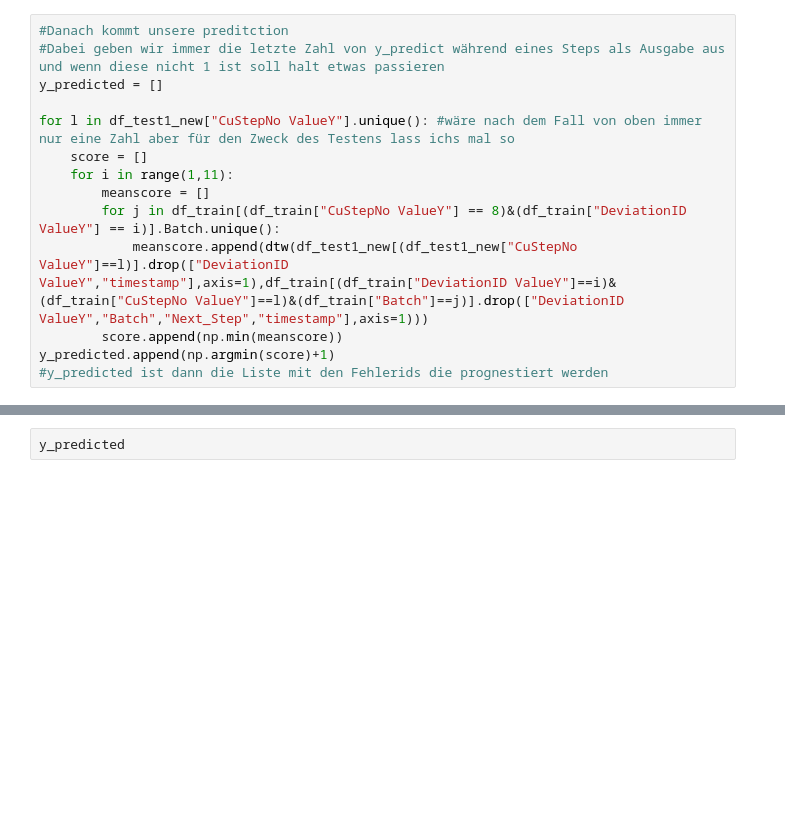
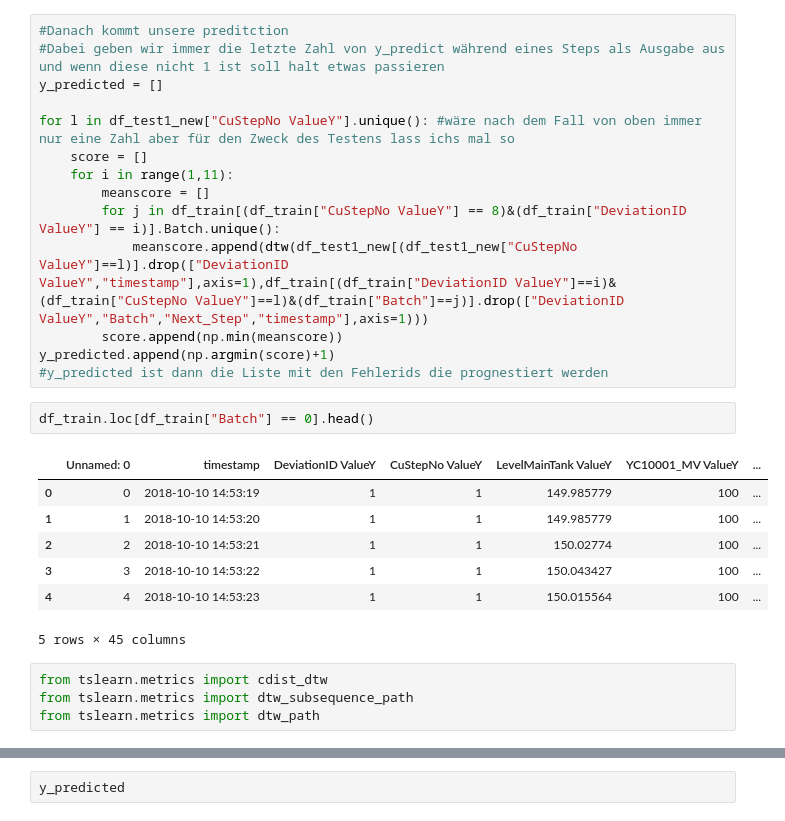
Before and after one commit to P-AEL/Analyse_von_Prozessdaten, a Jupyter notebook: Paul/Preprocessing.ipynb, the cells around one changed output, grey strips where cells are left out. Cells and saved outputs as stored; diff of their text form; blank space fills up the shorter version.

```diff
--- a/Paul/Preprocessing.ipynb
+++ b/Paul/Preprocessing.ipynb
@@ -88,3 +88,17 @@ for l in df_test1_new["CuStepNo ValueY"].unique(): #wäre nach dem Fall von oben
         score.append(np.min(meanscore))
 y_predicted.append(np.argmin(score)+1)
 #y_predicted ist dann die Liste mit den Fehlerids die prognestiert werden
+# %%
+df_train.loc[df_train["Batch"] == 0].head()
+# %% [output]
+|  | Unnamed: 0 | timestamp | DeviationID ValueY | CuStepNo ValueY | LevelMainTank ValueY | YC10001_MV ValueY | ... |
+| 0 | 0 | 2018-10-10 14:53:19 | 1 | 1 | 149.985779 | 100 | ... |
+| 1 | 1 | 2018-10-10 14:53:20 | 1 | 1 | 149.985779 | 100 | ... |
+| 2 | 2 | 2018-10-10 14:53:21 | 1 | 1 | 150.02774 | 100 | ... |
+| 3 | 3 | 2018-10-10 14:53:22 | 1 | 1 | 150.043427 | 100 | ... |
+| 4 | 4 | 2018-10-10 14:53:23 | 1 | 1 | 150.015564 | 100 | ... |
+5 rows × 45 columns
+# %%
+from tslearn.metrics import cdist_dtw
+from tslearn.metrics import dtw_subsequence_path
+from tslearn.metrics import dtw_path
```
Also changed, not shown: parts of 3 cells of this notebook, 4 other files.
